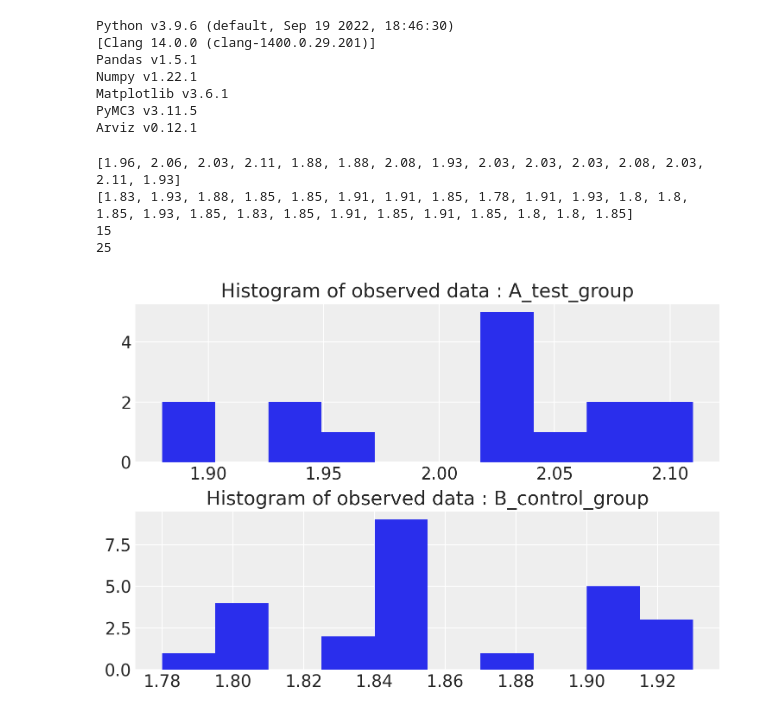
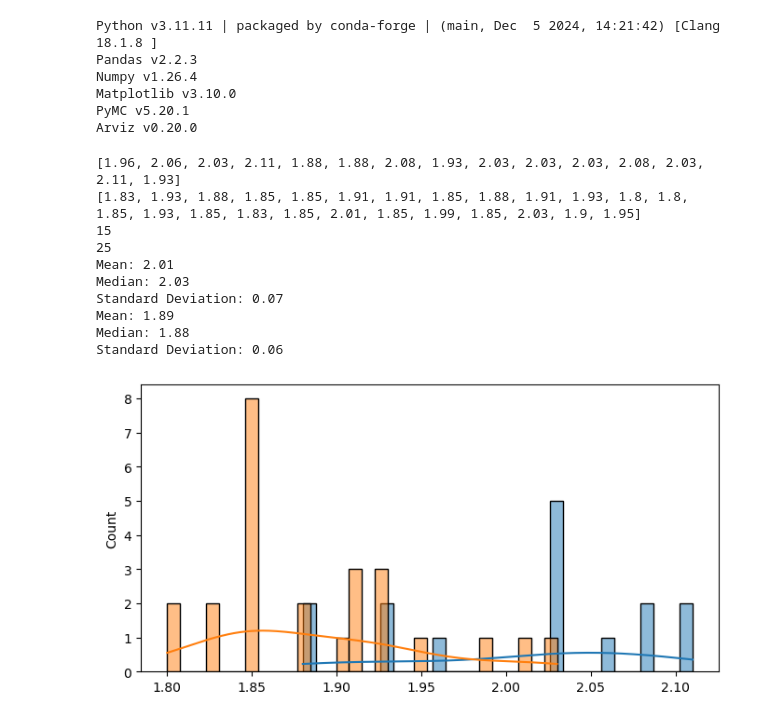
Before and after one commit to sasasakaz/bayesian, a Jupyter notebook: bayesian_estimation_for_the_diff_of_means.ipynb, the cells around one changed output. Cells and saved outputs as stored; diff of their text form; code cells hidden in the pictures.

```diff
--- a/bayesian_estimation_for_the_diff_of_means.ipynb
+++ b/bayesian_estimation_for_the_diff_of_means.ipynb
@@ -2,15 +6,11 @@
 # import
 import pandas as pd
 import numpy as np
-# from scipy.stats import beta
 from matplotlib import pyplot as plt
-from IPython.core.pylabtools import figsize
-import pymc3 as pm
-import theano.tensor as tt
+import seaborn as sns
+
+import pymc as pm
 import arviz as az
-
-%config InlineBackend.figure_format = 'retina'
-az.style.use("arviz-darkgrid")
 # %%
 import sys
 print('Python v{}'.format(sys.version))
@@ -19,16 +19,15 @@ print('Numpy v{}'.format(np.__version__))
 import matplotlib
 print(f"Matplotlib v{matplotlib.__version__}")
 
-print('PyMC3 v{}'.format(pm.__version__))
+print('PyMC v{}'.format(pm.__version__))
 print('Arviz v{}'.format(az.__version__))
 # %% [output]
-Python v3.9.6 (default, Sep 19 2022, 18:46:30)
-[Clang 14.0.0 (clang-1400.0.29.201)]
-Pandas v1.5.1
-Numpy v1.22.1
-Matplotlib v3.6.1
-PyMC3 v3.11.5
-Arviz v0.12.1
+Python v3.11.11 | packaged by conda-forge | (main, Dec  5 2024, 14:21:42) [Clang 18.1.8 ]
+Pandas v2.2.3
+Numpy v1.26.4
+Matplotlib v3.10.0
+PyMC v5.20.1
+Arviz v0.20.0
 # %%
 # read_data
 
@@ -37,8 +36,8 @@ x_A = [
 ]
 # %%
 x_B = [
-    1.83, 1.93, 1.88, 1.85, 1.85, 1.91, 1.91, 1.85, 1.78, 1.91, 1.93, 1.80, 1.80, 1.85, 1.93,
-    1.85, 1.83, 1.85, 1.91, 1.85, 1.91, 1.85, 1.80, 1.80, 1.85
+    1.83, 1.93, 1.88, 1.85, 1.85, 1.91, 1.91, 1.85, 1.88, 1.91, 1.93, 1.80, 1.80, 1.85, 1.93,
+    1.85, 1.83, 1.85, 2.01, 1.85, 1.99, 1.85, 2.03, 1.90, 1.95
 
 ]
 # %%
@@ -48,21 +47,36 @@ print(x_A)
 print(x_B)
 print(len(x_A))
 print(len(x_B))
+
+# print(x_A.describe())
+# print(x_B.describe())
+
+# numpy を使って統計情報を表示
+print("Mean:", round(np.mean(x_A),2))
+print("Median:", np.median(x_A))
+print("Standard Deviation:", round(np.std(x_A),2))
+
+print("Mean:", round(np.mean(x_B),2))
+print("Median:", np.median(x_B))
+print("Standard Deviation:", round(np.std(x_B),2))
 # %% [output]
 [1.96, 2.06, 2.03, 2.11, 1.88, 1.88, 2.08, 1.93, 2.03, 2.03, 2.03, 2.08, 2.03, 2.11, 1.93]
-[1.83, 1.93, 1.88, 1.85, 1.85, 1.91, 1.91, 1.85, 1.78, 1.91, 1.93, 1.8, 1.8, 1.85, 1.93, 1.85, 1.83, 1.85, 1.91, 1.85, 1.91, 1.85, 1.8, 1.8, 1.85]
+[1.83, 1.93, 1.88, 1.85, 1.85, 1.91, 1.91, 1.85, 1.88, 1.91, 1.93, 1.8, 1.8, 1.85, 1.93, 1.85, 1.83, 1.85, 2.01, 1.85, 1.99, 1.85, 2.03, 1.9, 1.95]
 15
 25
+Mean: 2.01
+Median: 2.03
+Standard Deviation: 0.07
+Mean: 1.89
+Median: 1.88
+Standard Deviation: 0.06
 # %%
 # histogram
-
-figure, axes = plt.subplots(2,1, constrained_layout=True)
-axes[0].hist(x_A)
-axes[1].hist(x_B)
-axes[0].set_title("Histogram of observed data : A_test_group")
-axes[1].set_title("Histogram of observed data : B_control_group")
+plt.figure(figsize=(8,4))
+sns.histplot(x_A, bins=30, kde=True)
+sns.histplot(x_B, bins=30, kde=True)
 plt.show()
 # %% [output]
-[figure, old version]
+[figure, new version]
 # %%
 # model_creation
```
Also changed, not shown: parts of 16 cells of this notebook, 1 other file.
